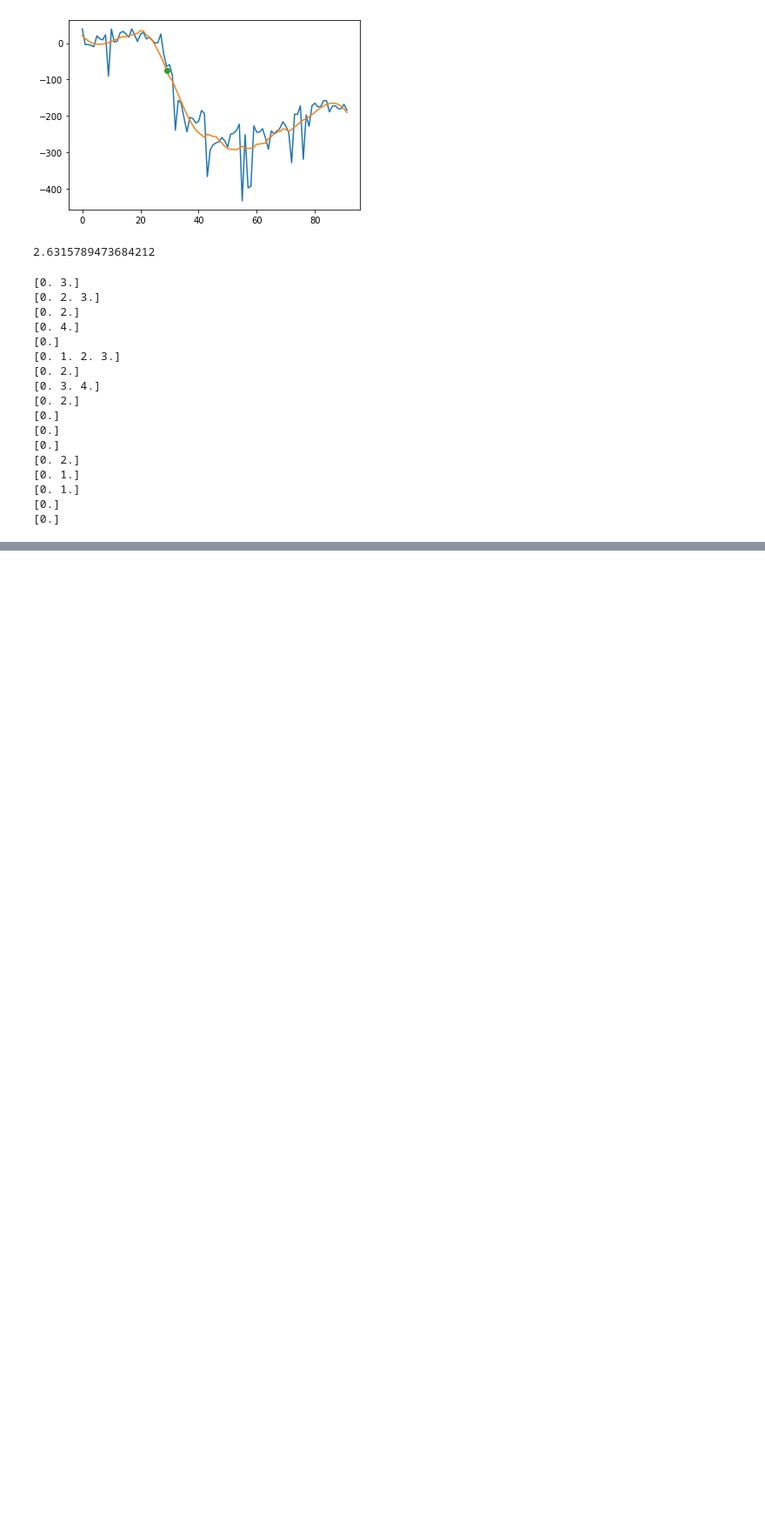
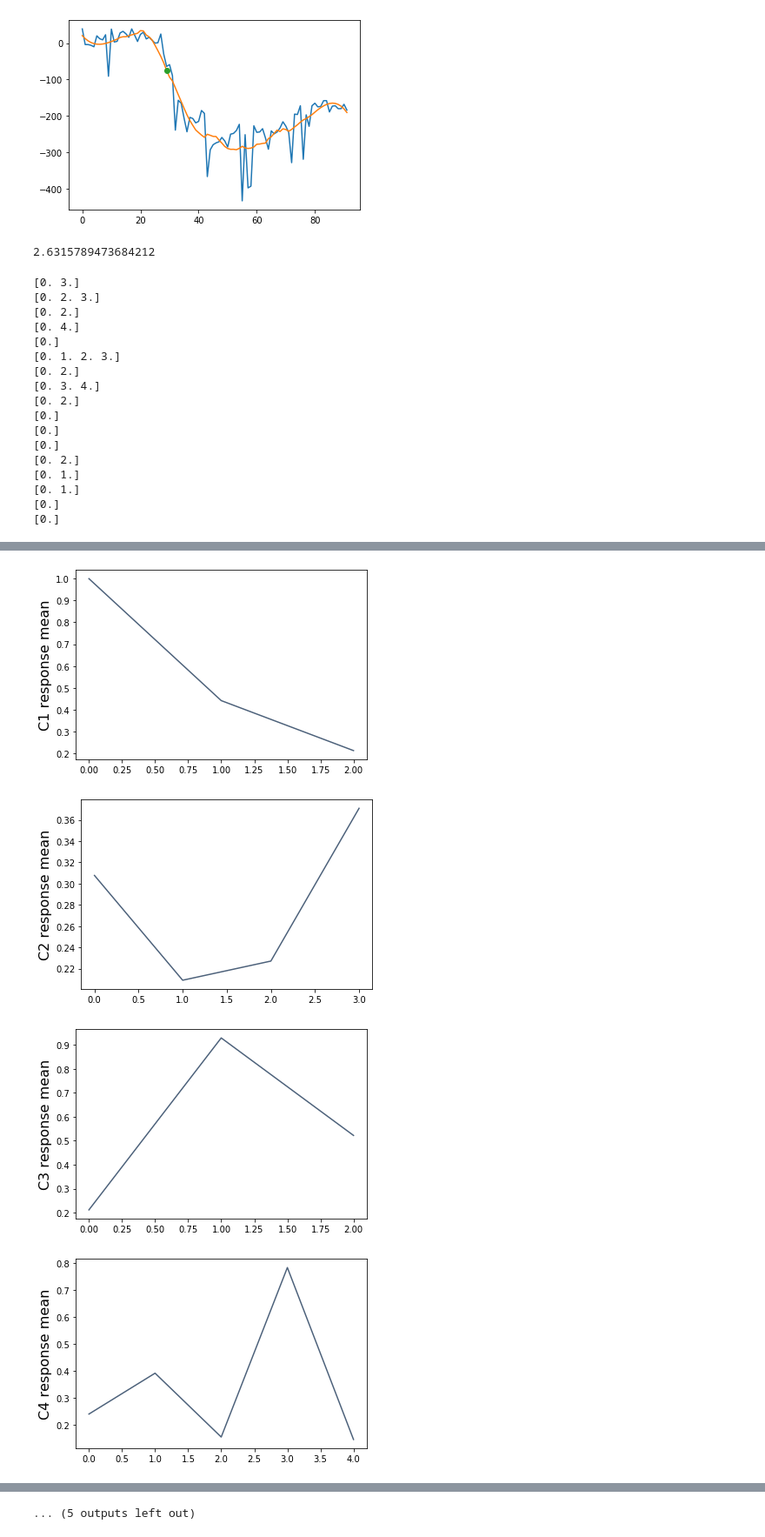
Before and after one commit to thomasundo2/covid-policy-analysis, a Jupyter notebook: gr_dec_analysis/gr_dec_analysis.ipynb, the cells around one changed output, grey strips where cells are left out. Shown: that part at 87% size. Cells and saved outputs as stored; diff of their text form; code cells hidden in the pictures; blank space fills up the shorter version.

```diff
--- a/gr_dec_analysis/gr_dec_analysis.ipynb
+++ b/gr_dec_analysis/gr_dec_analysis.ipynb
@@ -298,0 +310,6 @@ for policy in policies:
+# %%
+RCase = []
+for policy in policies:
+    RCase.append(divide_policy(policy, response_case).to_df())
+
+response_wrt_case = Table.from_df(pd.concat(RCase, axis = 1).drop(columns = policy_names))
@@ -298,0 +333,8 @@ for policy in policies:
+# %%
+for i in range(response_wrt_case.num_columns):
+    response_wrt_case.select(i).plot()
+# %% [output]
+[figure, added]
+[figure, added]
+[figure, added]
+[figure, added]
@@ -298,0 +349 @@ for policy in policies:
+... (5 outputs left out)
```
Also changed, not shown: parts of 10 cells of this notebook, 4 other files.
